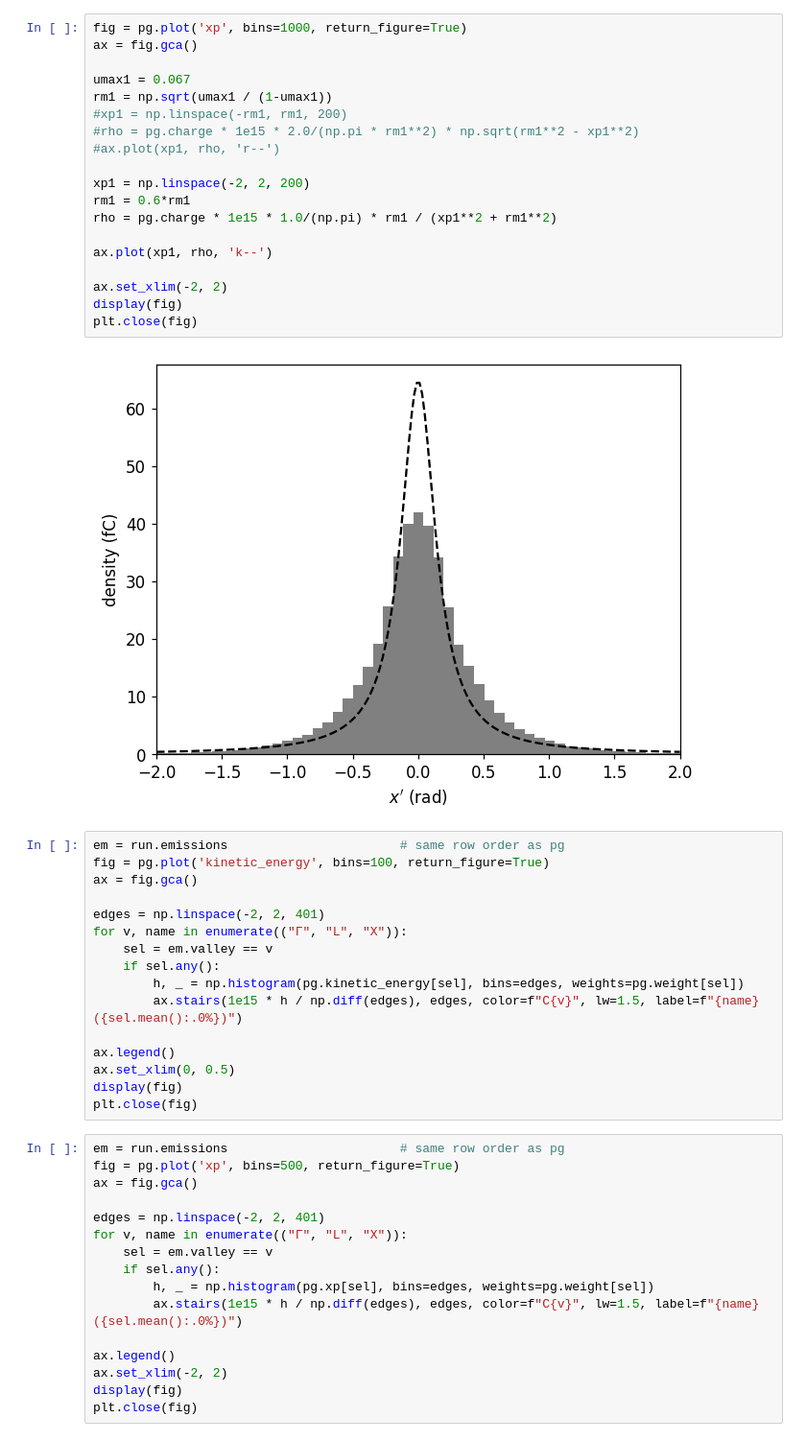
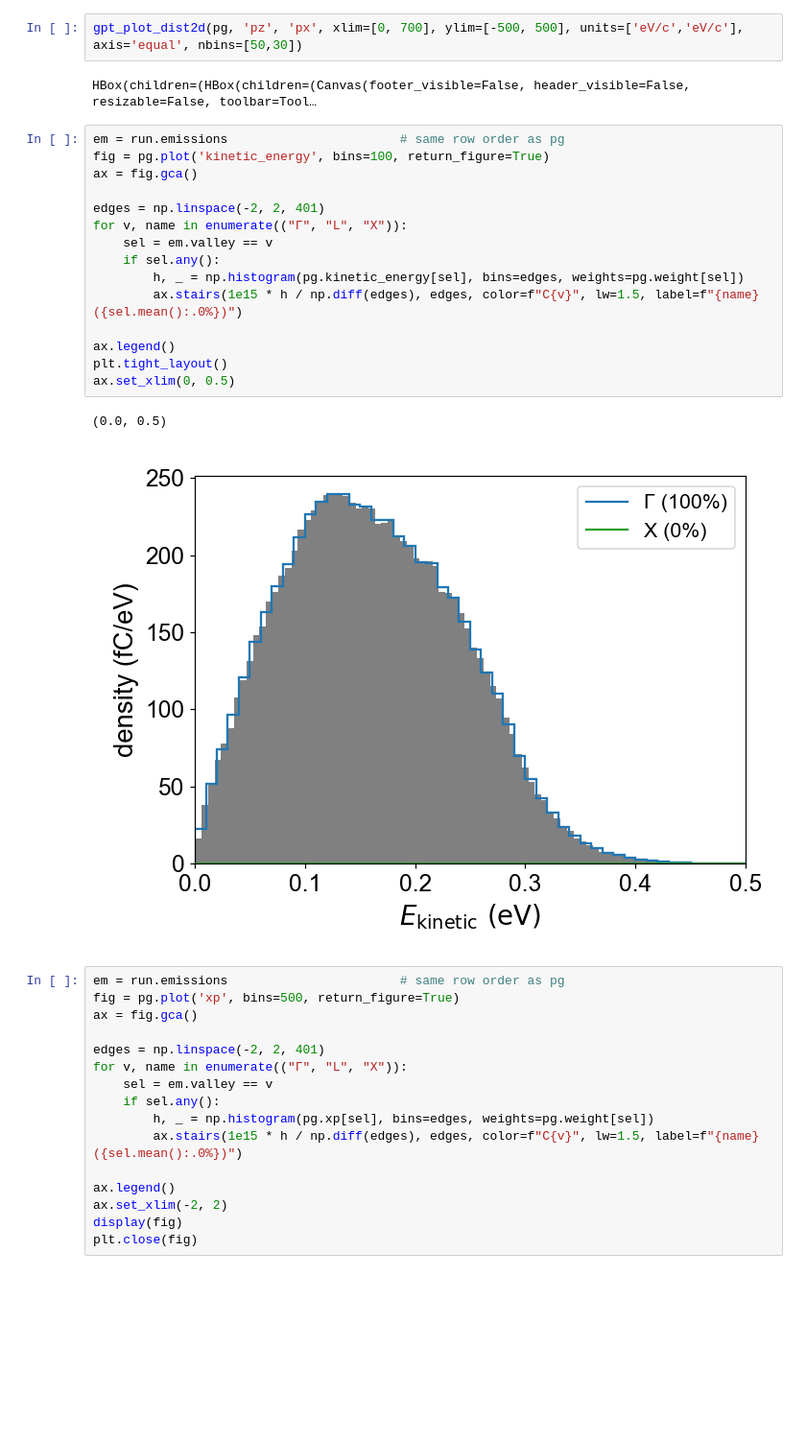
Before and after one commit to AdamCBartnik/GaAsTransport, a Jupyter notebook: examples/workspace.ipynb, the cells around one changed output. Shown at 96% size. Saved outputs shown, nothing was run; the diff lists cells and outputs as text; blank space fills up the shorter version.

```diff
--- a/examples/workspace.ipynb
+++ b/examples/workspace.ipynb
@@ -125,40 +157,25 @@ plt.close(fig)
-# %%
-fig = pg.plot('xp', bins=1000, return_figure=True)
-ax = fig.gca()
-
-umax1 = 0.067
-rm1 = np.sqrt(umax1 / (1-umax1))
-#xp1 = np.linspace(-rm1, rm1, 200)
-#rho = pg.charge * 1e15 * 2.0/(np.pi * rm1**2) * np.sqrt(rm1**2 - xp1**2)
-#ax.plot(xp1, rho, 'r--')
-
-xp1 = np.linspace(-2, 2, 200)
-rm1 = 0.6*rm1
-rho = pg.charge * 1e15 * 1.0/(np.pi) * rm1 / (xp1**2 + rm1**2)
-
-ax.plot(xp1, rho, 'k--')
-
-ax.set_xlim(-2, 2)
-display(fig)
-plt.close(fig)
-# %% [output]
-[figure, removed]
+# %%
+gpt_plot_dist2d(pg, 'pz', 'px', xlim=[0, 700], ylim=[-500, 500], units=['eV/c','eV/c'], axis='equal', nbins=[50,30])
+# %% [output]
+HBox(children=(HBox(children=(Canvas(footer_visible=False, header_visible=False, resizable=False, toolbar=Tool…
 # %%
 em = run.emissions                       # same row order as pg
 fig = pg.plot('kinetic_energy', bins=100, return_figure=True)
 ax = fig.gca()
 
 edges = np.linspace(-2, 2, 401)
 for v, name in enumerate(("Γ", "L", "X")):
     sel = em.valley == v
     if sel.any():
         h, _ = np.histogram(pg.kinetic_energy[sel], bins=edges, weights=pg.weight[sel])
         ax.stairs(1e15 * h / np.diff(edges), edges, color=f"C{v}", lw=1.5, label=f"{name} ({sel.mean():.0%})")
 
 ax.legend()
+plt.tight_layout()
 ax.set_xlim(0, 0.5)
-display(fig)
-plt.close(fig)
+# %% [output]
+(0.0, 0.5)
+[figure, added]
 # %%
 em = run.emissions                       # same row order as pg
 fig = pg.plot('xp', bins=500, return_figure=True)
```
Also changed, not shown: parts of 11 cells of this notebook, 9 other files.
